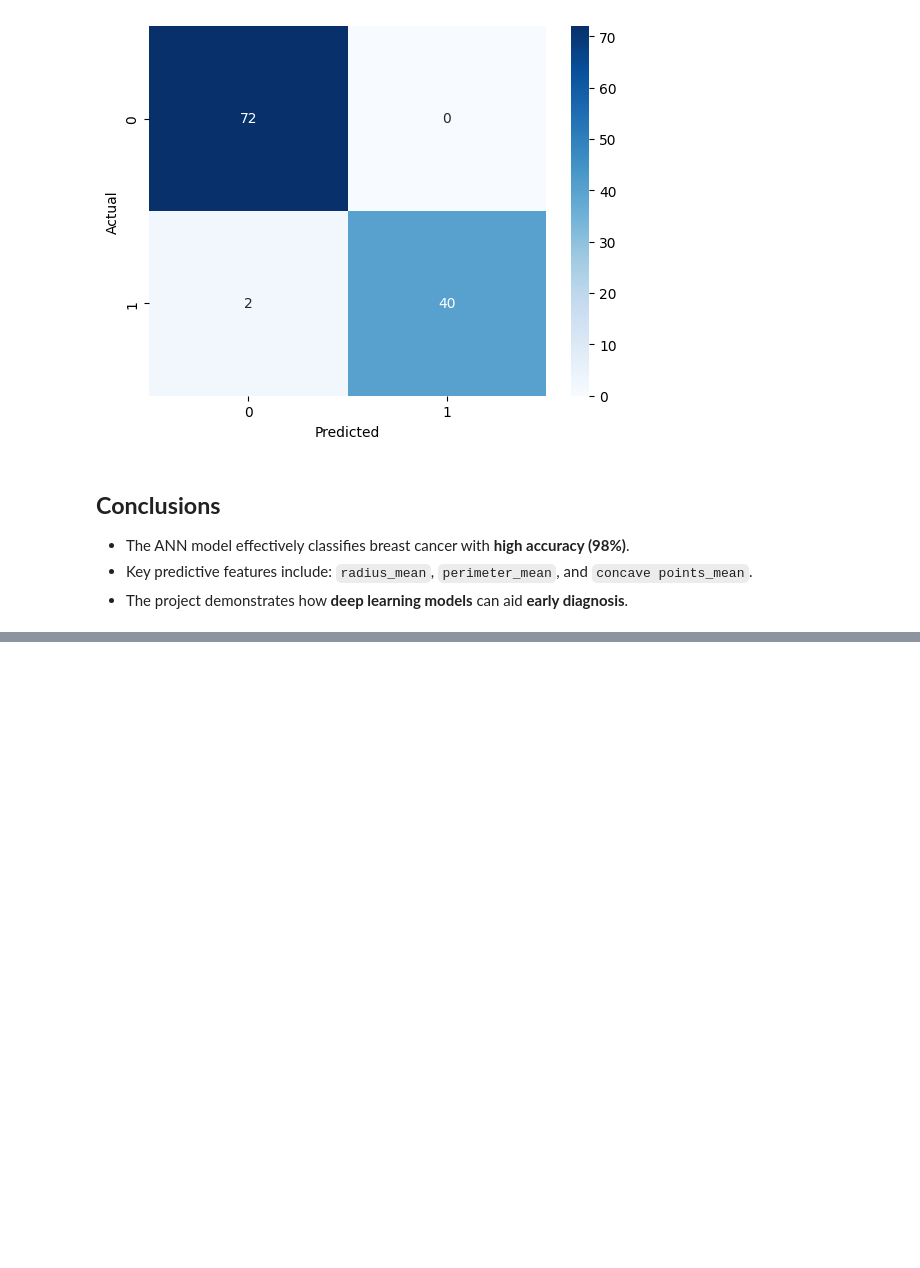
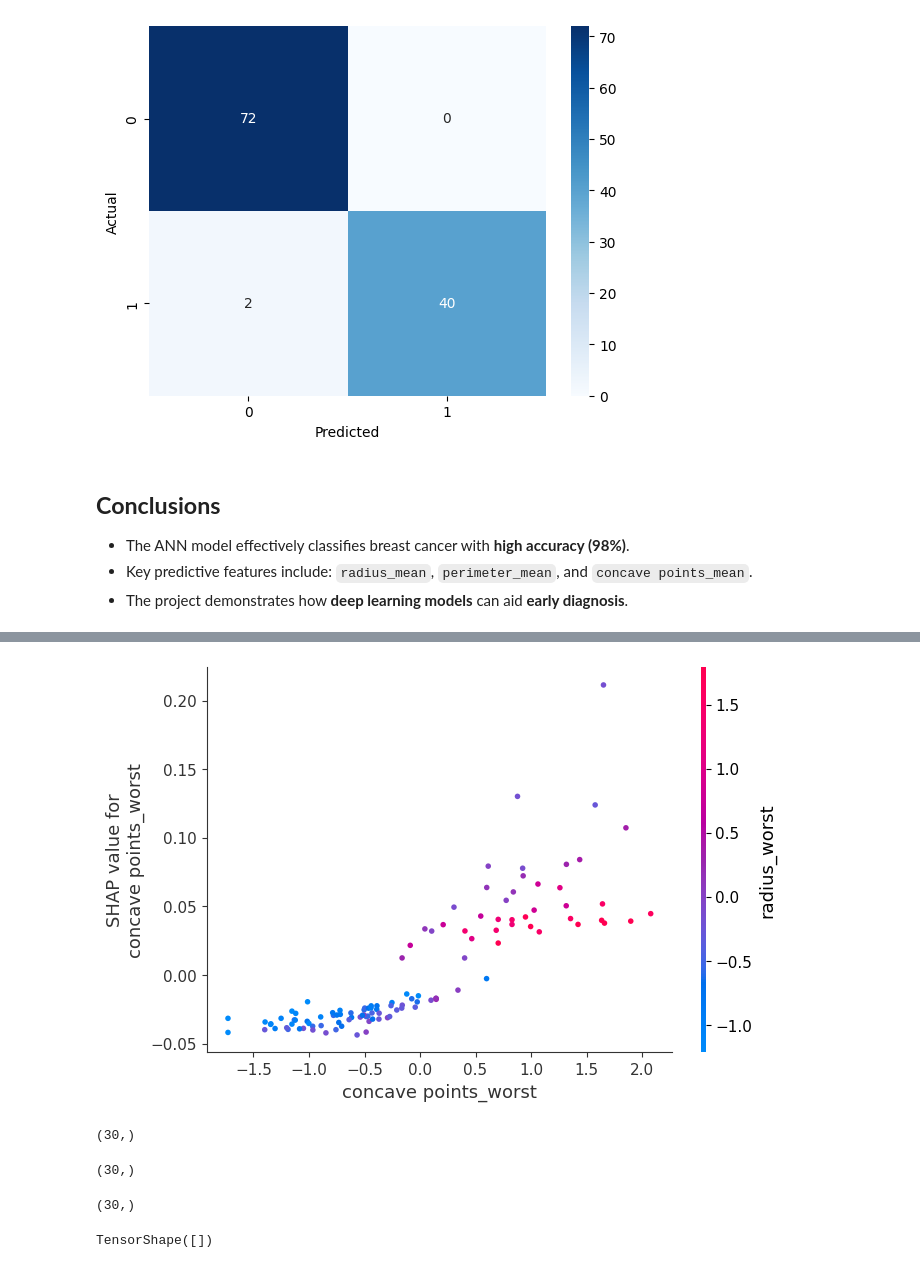
Before and after one commit to Gabrikon/Breast-Cancer-Prediction, a Jupyter notebook: Breast_Cancer_Prediction_with_ANN.ipynb, the cells around one changed output, grey strips where cells are left out. Saved outputs shown, nothing was run; the diff lists cells and outputs as text; code cells hidden in the pictures; blank space fills up the shorter version.

```diff
--- a/Breast_Cancer_Prediction_with_ANN.ipynb
+++ b/Breast_Cancer_Prediction_with_ANN.ipynb
@@ -340,0 +334,27 @@ shap.force_plot(explainer.expected_value[0], shap_values[0,:,0], X_test[0], feat
+# %%
+feature_names = X.columns
+# %%
+# Show the effect of 'concave points_worst' on the model
+# We must .squeeze() the shap_values array from (114, 30, 1) to (114, 30)
+shap.dependence_plot("concave points_worst",
+                     shap_values.squeeze(),
+                     X_test,
+                     feature_names=feature_names)
+# %% [output]
+[figure, added]
+# %%
+shap_values[0,:,0].shape
+# %% [output]
+(30,)
+# %%
+shap_values[0].squeeze().shape
+# %% [output]
+(30,)
+# %%
+X_test[0,:].shape
+# %% [output]
+(30,)
+# %%
+explainer.expected_value[0].shape
+# %% [output]
+TensorShape([])
```
Also changed, not shown: parts of 14 cells of this notebook.
